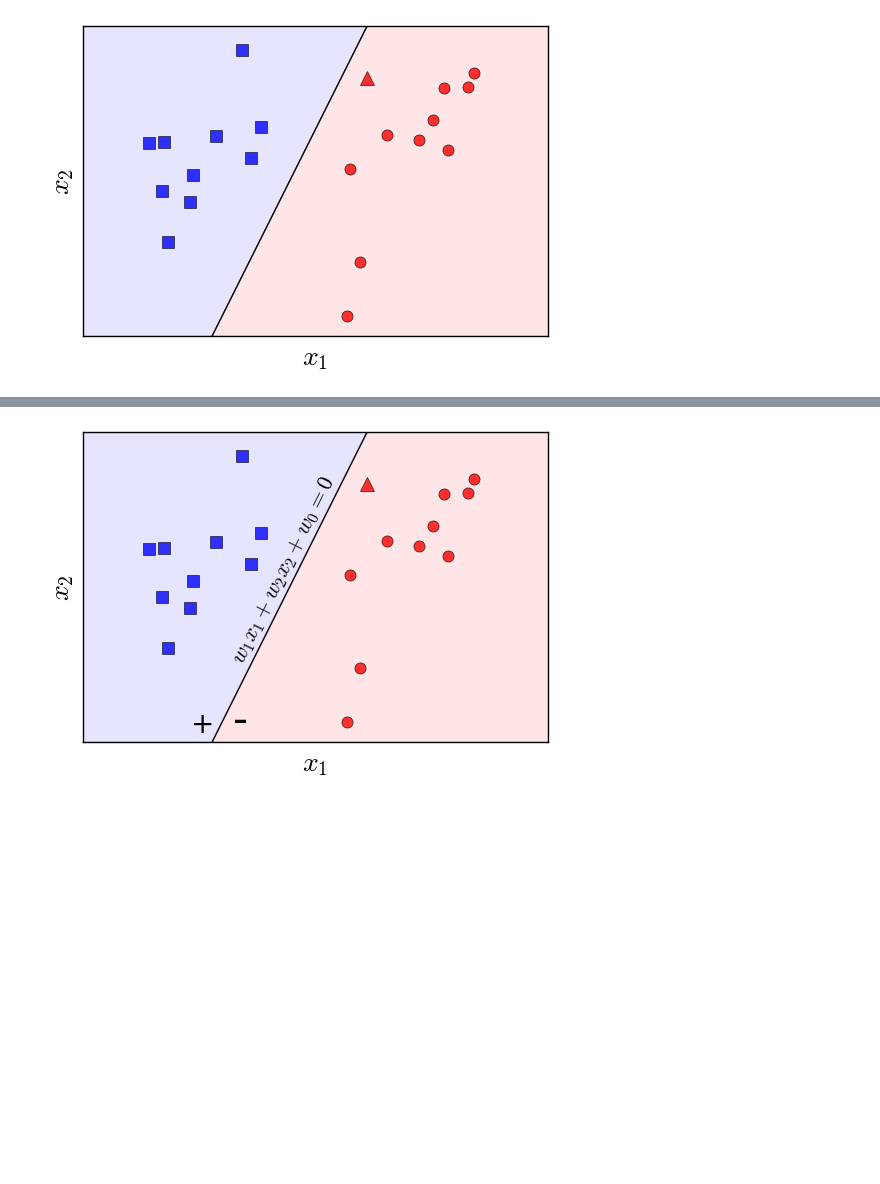
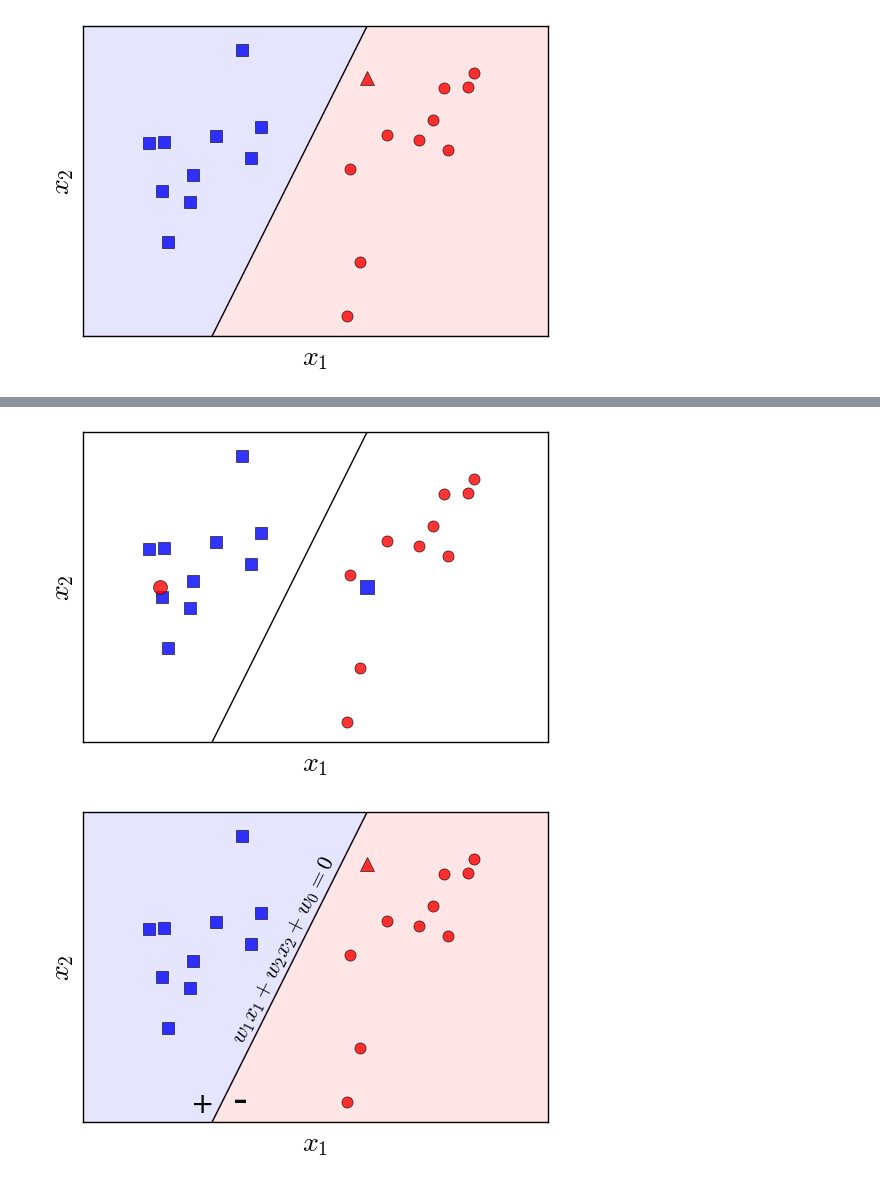
Before and after one commit to tiepvupsu/tiepvupsu.github.io, a Jupyter notebook: assets/pla/PLA Drawing.ipynb, the cells around one changed output, grey strips where cells are left out. Saved outputs shown, nothing was run; the diff lists cells and outputs as text; code cells hidden in the pictures; blank space fills up the shorter version.

```diff
--- a/assets/pla/PLA Drawing.ipynb
+++ b/assets/pla/PLA Drawing.ipynb
@@ -63,3 +94,34 @@ plt.show()
+# %%
+# plot points
+plt.plot(X0[:, 0], X0[:, 1], 'bs', markersize = 8, alpha = .8)
+plt.plot(X1[:, 0], X1[:, 1], 'ro', markersize = 8, alpha = .8)
+plt.plot([3.5], [1.5], 'bs', markersize = 10, alpha = .8)
+plt.plot([1.5], [1.5], 'ro', markersize = 10, alpha = .8)
+plt.axis('equal')
+# axis limits
+plt.ylim(0, 3)
+plt.xlim(2, 4)
+
+# fill region colors
+x1 = np.arange(-10,10,0.1)
+y1 = 2*x1 - 4
+y2 = 1.8*x1 -4
+y3 = 1.2*x1 - 2
+plt.plot(x1, y1, 'k')
+
+
+# hide tikcs
+cur_axes = plt.gca()
+cur_axes.axes.get_xaxis().set_ticks([])
+cur_axes.axes.get_yaxis().set_ticks([])
+
+plt.xlabel('$x_1$', fontsize = 20)
+plt.ylabel('$x_2$', fontsize = 20)
+
+plt.savefig('pla7.png', bbox_inches='tight', dpi = 300)
+plt.show()
+# %% [output]
+[figure, added]
 # %%
 # plot points
 plt.plot(X0[:, 0], X0[:, 1], 'bs', markersize = 8, alpha = .8)
```
Also changed, not shown: parts of 1 cell of this notebook, 3 other files.
